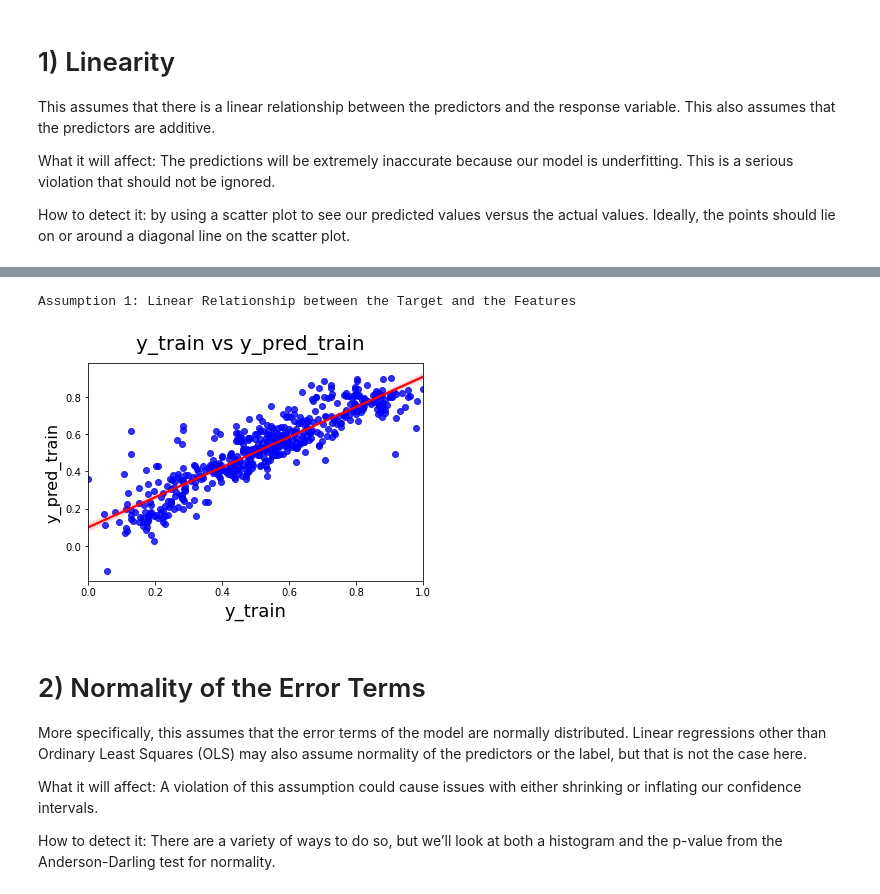
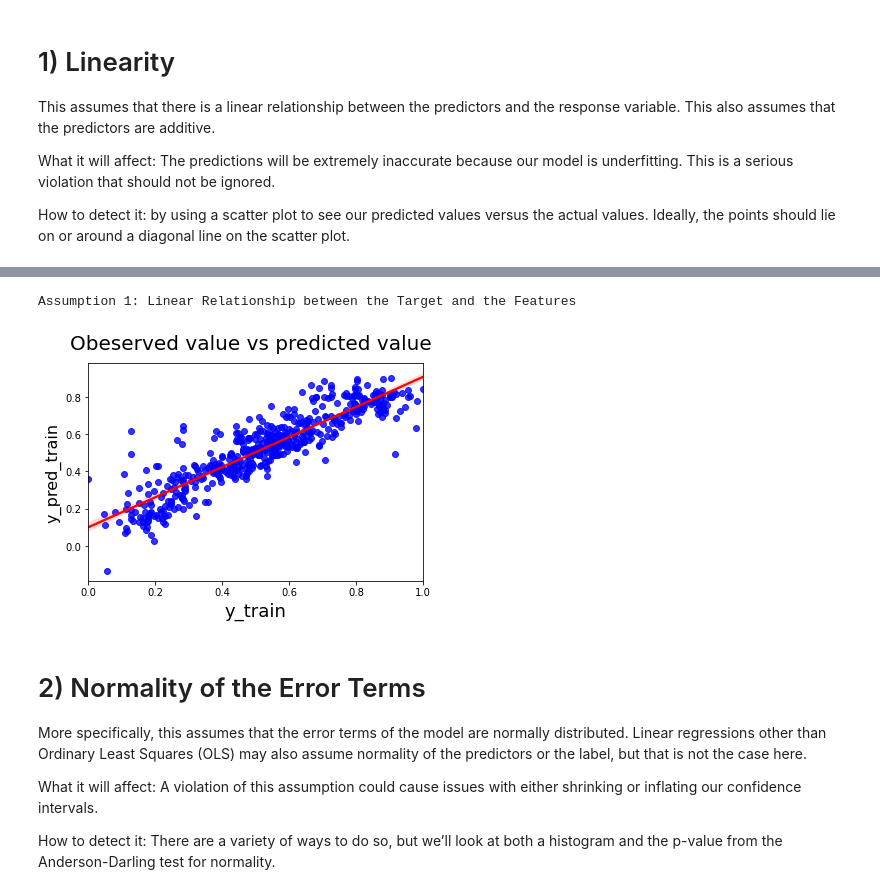
Before and after one commit to CharlieThomasCTG/Bike_sharing_regression, a Jupyter notebook: bike-sharing-multiple-linear-regression-Copy3.ipynb, the cells around one changed output, grey strips where cells are left out. Saved outputs shown, nothing was run; the diff lists cells and outputs as text; code cells hidden in the pictures.

```diff
--- a/bike-sharing-multiple-linear-regression-Copy3.ipynb
+++ b/bike-sharing-multiple-linear-regression-Copy3.ipynb
@@ -759,4 +763,4 @@ Notes:
 # %% [markdown]
 - Removing the variable 'Humidity' based on its High VIF
 # %%
-X_train_model_2 = X_train_rfe.drop(["holiday_yes_holiday"], axis = 1)
+X_train_model_3 = X_train_rfe.drop(["holiday_yes_holiday"], axis = 1)
@@ -787,9 +766,0 @@ vif
-# %%
-# Add a constant
-X_train_model_2 = sm.add_constant(X_train_model_2)
-
-# Create a first fitted model
-model_2 = sm.OLS(y_train, X_train_model_2).fit()
-
-# Print a summary of the linear regression model obtained
-print(model_2.summary())
@@ -819,3 +766,0 @@ Notes:
-# %%
-#X_train_model_3 = X_train_rfe.drop(['working_day_yes_workingday','weekday_Sat','weekday_Mon','holiday_yes_holiday'], axis = 1)
-X_train_model_3 =X_train_model_2#X_train_rfe.drop(["weekday_work_Wed_not_workingday",'weekday_work_Thu_yes_workingday'], axis = 1)
@@ -875,7 +816,7 @@ Covariance Type:            nonrobust
 Notes:
 [1] Standard Errors assume that the covariance matrix of the errors is correctly specified.
 # %%
-res = model_2.resid # residuals
+res = model_3.resid # residuals
 
 fig = sm.qqplot(res, stats.t, fit=True, line='45')
 plt.show()
@@ -999,19 +919,19 @@ train.head()
 # %%
 def linear_assumption(model):
-
+    y_train_pred=model.predict(X_train_model_3)
     print('Assumption 1: Linear Relationship between the Target and the Features', '\n')
     calculate_residuals(model)
     fig = plt.figure()
     sns.regplot(y_train,y_train_pred ,scatter_kws={"color": "blue"}, line_kws={"color": "red"})
-    fig.suptitle('y_train vs y_pred_train', fontsize = 20)              # Plot heading
+    fig.suptitle('Obeserved value vs predicted value', fontsize = 20)              # Plot heading
     plt.xlabel('y_train', fontsize = 18)                          # X-label
     plt.ylabel('y_pred_train', fontsize = 16)
     plt.show()
 
 linear_assumption(model)
 # %% [output]
 Assumption 1: Linear Relationship between the Target and the Features
-[figure, old version]
+[figure, new version]
 # %% [markdown]
 # 2) Normality of the Error Terms
 More specifically, this assumes that the error terms of the model are normally distributed. Linear regressions other than Ordinary Least Squares (OLS) may also assume normality of the predictors or the label, but that is not the case here.
```
Also changed, not shown: parts of 36 cells of this notebook.
